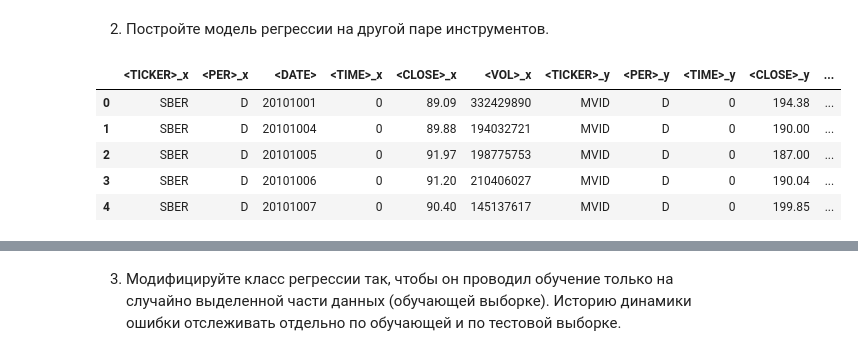
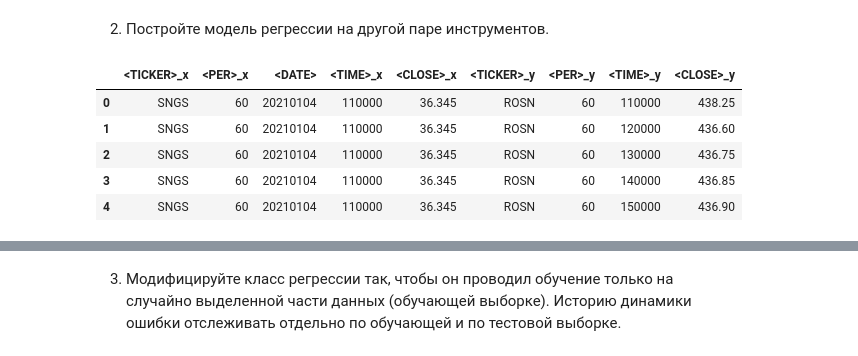
Before and after one commit to victorioustone/tadimo_1, a Jupyter notebook: sem05/ML1.1_Каменчук.ipynb, the cells around one changed output, grey strips where cells are left out. Drawn from its saved outputs; the diff is of its cells as text; code cells hidden in the pictures.

```diff
--- a/sem05/ML1.1_Каменчук.ipynb
+++ b/sem05/ML1.1_Каменчук.ipynb
@@ -194,16 +152,16 @@ plt.show()
 # %% [markdown]
 2. Постройте модель регрессии на другой паре инструментов.
 # %%
-mvid = pd.read_csv('./data/MVID_101001_171001.txt')
-sber = pd.read_csv('./data/SBER_101001_171001.txt')
+spbe = pd.read_csv('./data/SNGS_210101_210228.txt')
+moex = pd.read_csv('./data/ROSN_210101_210228.txt')
 
-res_d = pd.merge(sber, mvid, on='<DATE>')
-res_d.head()
+res_dd = pd.merge(spbe, moex, on='<DATE>')
+res_dd.head()
 # %% [output]
-|  | <TICKER>_x | <PER>_x | <DATE> | <TIME>_x | <CLOSE>_x | <VOL>_x | <TICKER>_y | <PER>_y | <TIME>_y | <CLOSE>_y | ... |
-| 0 | SBER | D | 20101001 | 0 | 89.09 | 332429890 | MVID | D | 0 | 194.38 | ... |
-| 1 | SBER | D | 20101004 | 0 | 89.88 | 194032721 | MVID | D | 0 | 190.00 | ... |
-| 2 | SBER | D | 20101005 | 0 | 91.97 | 198775753 | MVID | D | 0 | 187.00 | ... |
-| 3 | SBER | D | 20101006 | 0 | 91.20 | 210406027 | MVID | D | 0 | 190.04 | ... |
-| 4 | SBER | D | 20101007 | 0 | 90.40 | 145137617 | MVID | D | 0 | 199.85 | ... |
+|  | <TICKER>_x | <PER>_x | <DATE> | <TIME>_x | <CLOSE>_x | <TICKER>_y | <PER>_y | <TIME>_y | <CLOSE>_y |
+| 0 | SNGS | 60 | 20210104 | 110000 | 36.345 | ROSN | 60 | 110000 | 438.25 |
+| 1 | SNGS | 60 | 20210104 | 110000 | 36.345 | ROSN | 60 | 120000 | 436.60 |
+| 2 | SNGS | 60 | 20210104 | 110000 | 36.345 | ROSN | 60 | 130000 | 436.75 |
+| 3 | SNGS | 60 | 20210104 | 110000 | 36.345 | ROSN | 60 | 140000 | 436.85 |
+| 4 | SNGS | 60 | 20210104 | 110000 | 36.345 | ROSN | 60 | 150000 | 436.90 |
 # %%
```
Also changed, not shown: parts of 11 cells of this notebook, 5 other files.
